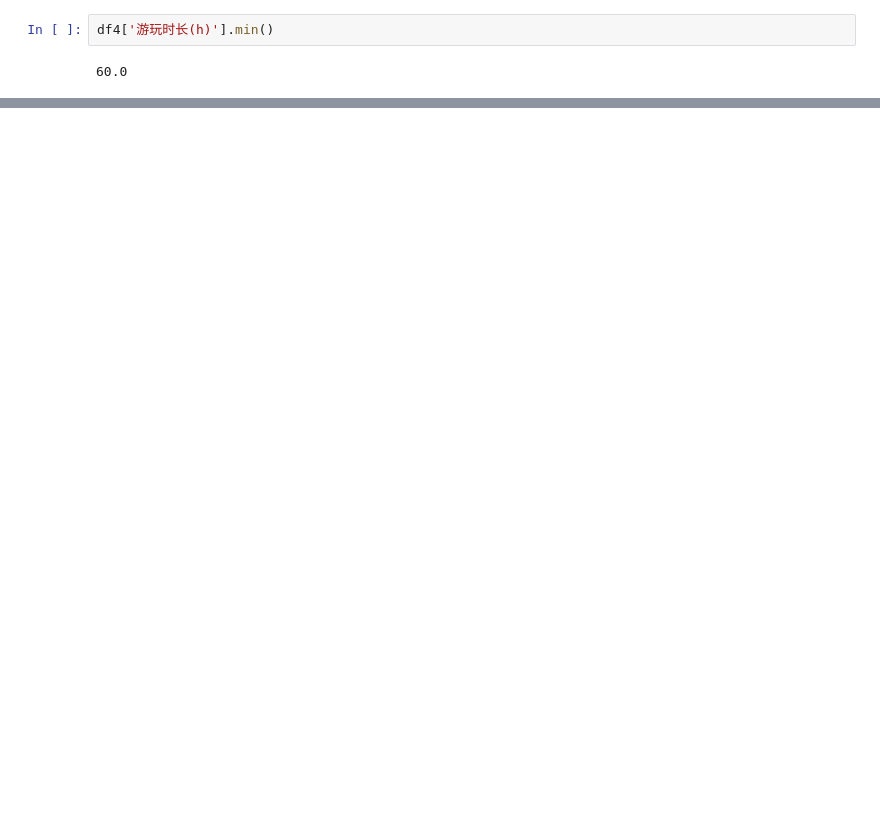
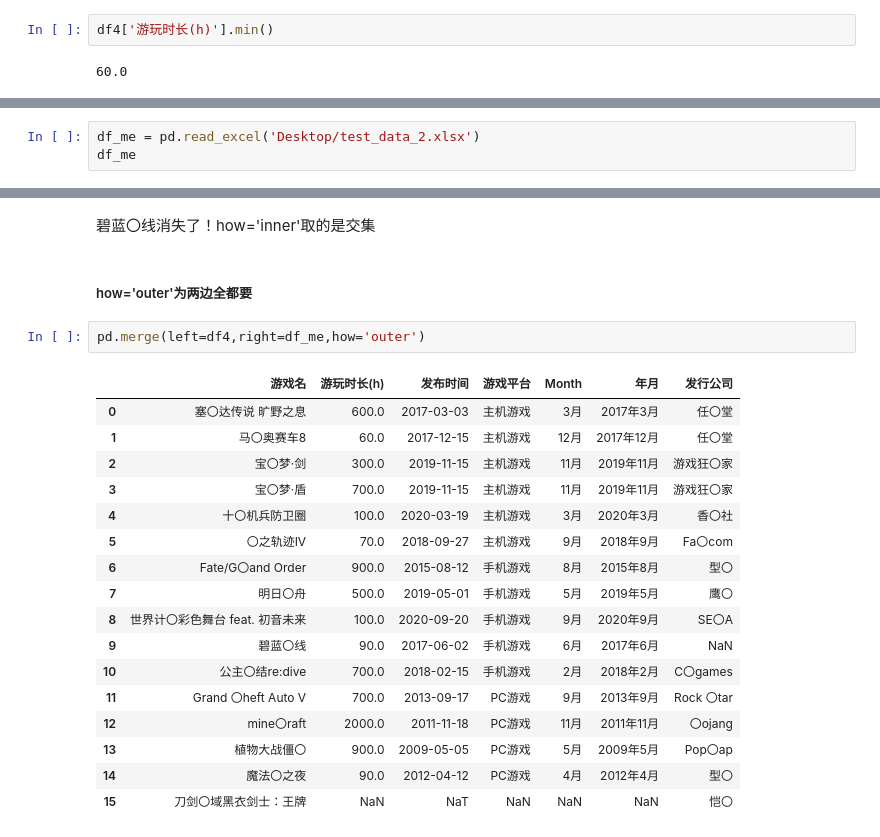
Before and after one commit to AkashiEi/Data_Analyst, a Jupyter notebook: 个人Pandas常用功能合集~持续更新（大概）.ipynb, the cells around one changed output, grey strips where cells are left out. Drawn from its saved outputs; the diff is of its cells as text; blank space fills up the shorter version.

```diff
--- a/个人Pandas常用功能合集~持续更新（大概）.ipynb
+++ b/个人Pandas常用功能合集~持续更新（大概）.ipynb
@@ -285,0 +541,3 @@ df4[df4['游玩时长(h)'] == df4['游玩时长(h)'].max()]
+# %%
+df_me = pd.read_excel('Desktop/test_data_2.xlsx')
+df_me
@@ -285,0 +581,24 @@ df4[df4['游玩时长(h)'] == df4['游玩时长(h)'].max()]
+# %% [markdown]
+碧蓝〇线消失了！how='inner'取的是交集
+# %% [markdown]
+##### how='outer'为两边全都要
+# %%
+pd.merge(left=df4,right=df_me,how='outer')
+# %% [output]
+|  | 游戏名 | 游玩时长(h) | 发布时间 | 游戏平台 | Month | 年月 | 发行公司 |
+| 0 | 塞〇达传说 旷野之息 | 600.0 | 2017-03-03 | 主机游戏 | 3月 | 2017年3月 | 任〇堂 |
+| 1 | 马〇奥赛车8 | 60.0 | 2017-12-15 | 主机游戏 | 12月 | 2017年12月 | 任〇堂 |
+| 2 | 宝〇梦·剑 | 300.0 | 2019-11-15 | 主机游戏 | 11月 | 2019年11月 | 游戏狂〇家 |
+| 3 | 宝〇梦·盾 | 700.0 | 2019-11-15 | 主机游戏 | 11月 | 2019年11月 | 游戏狂〇家 |
+| 4 | 十〇机兵防卫圈 | 100.0 | 2020-03-19 | 主机游戏 | 3月 | 2020年3月 | 香〇社 |
+| 5 | 〇之轨迹IV | 70.0 | 2018-09-27 | 主机游戏 | 9月 | 2018年9月 | Fa〇com |
+| 6 | Fate/G〇and Order | 900.0 | 2015-08-12 | 手机游戏 | 8月 | 2015年8月 | 型〇 |
+| 7 | 明日〇舟 | 500.0 | 2019-05-01 | 手机游戏 | 5月 | 2019年5月 | 鹰〇 |
+| 8 | 世界计〇彩色舞台 feat. 初音未来 | 100.0 | 2020-09-20 | 手机游戏 | 9月 | 2020年9月 | SE〇A |
+| 9 | 碧蓝〇线 | 90.0 | 2017-06-02 | 手机游戏 | 6月 | 2017年6月 | NaN |
+| 10 | 公主〇结re:dive | 700.0 | 2018-02-15 | 手机游戏 | 2月 | 2018年2月 | C〇games |
+| 11 | Grand 〇heft Auto V | 700.0 | 2013-09-17 | PC游戏 | 9月 | 2013年9月 | Rock 〇tar |
+| 12 | mine〇raft | 2000.0 | 2011-11-18 | PC游戏 | 11月 | 2011年11月 | 〇ojang |
+| 13 | 植物大战僵〇 | 900.0 | 2009-05-05 | PC游戏 | 5月 | 2009年5月 | Pop〇ap |
+| 14 | 魔法〇之夜 | 90.0 | 2012-04-12 | PC游戏 | 4月 | 2012年4月 | 型〇 |
+| 15 | 刀剑〇域黑衣剑士：王牌 | NaN | NaT | NaN | NaN | NaN | 恺〇 |
```
Also changed, not shown: parts of 65 cells of this notebook.
